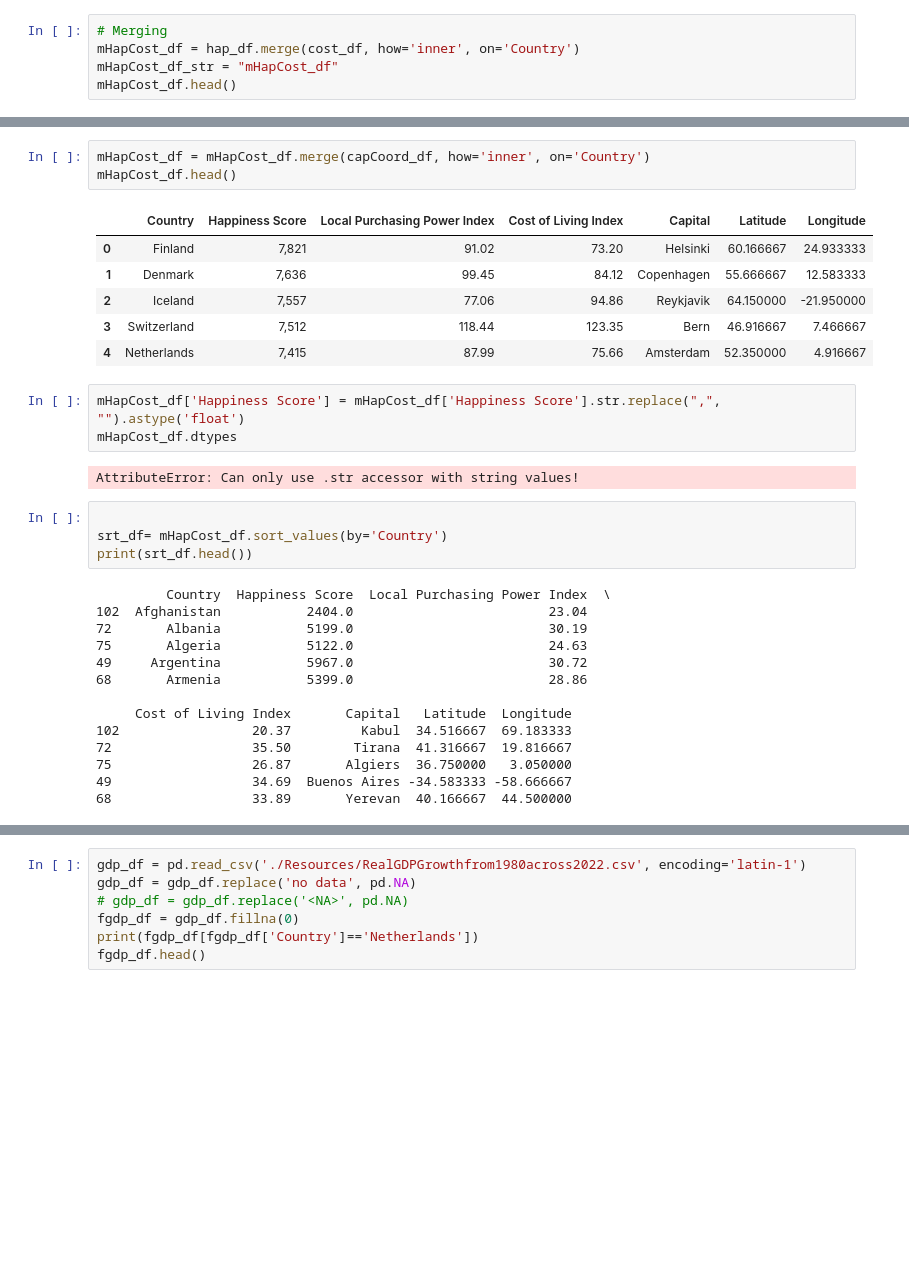
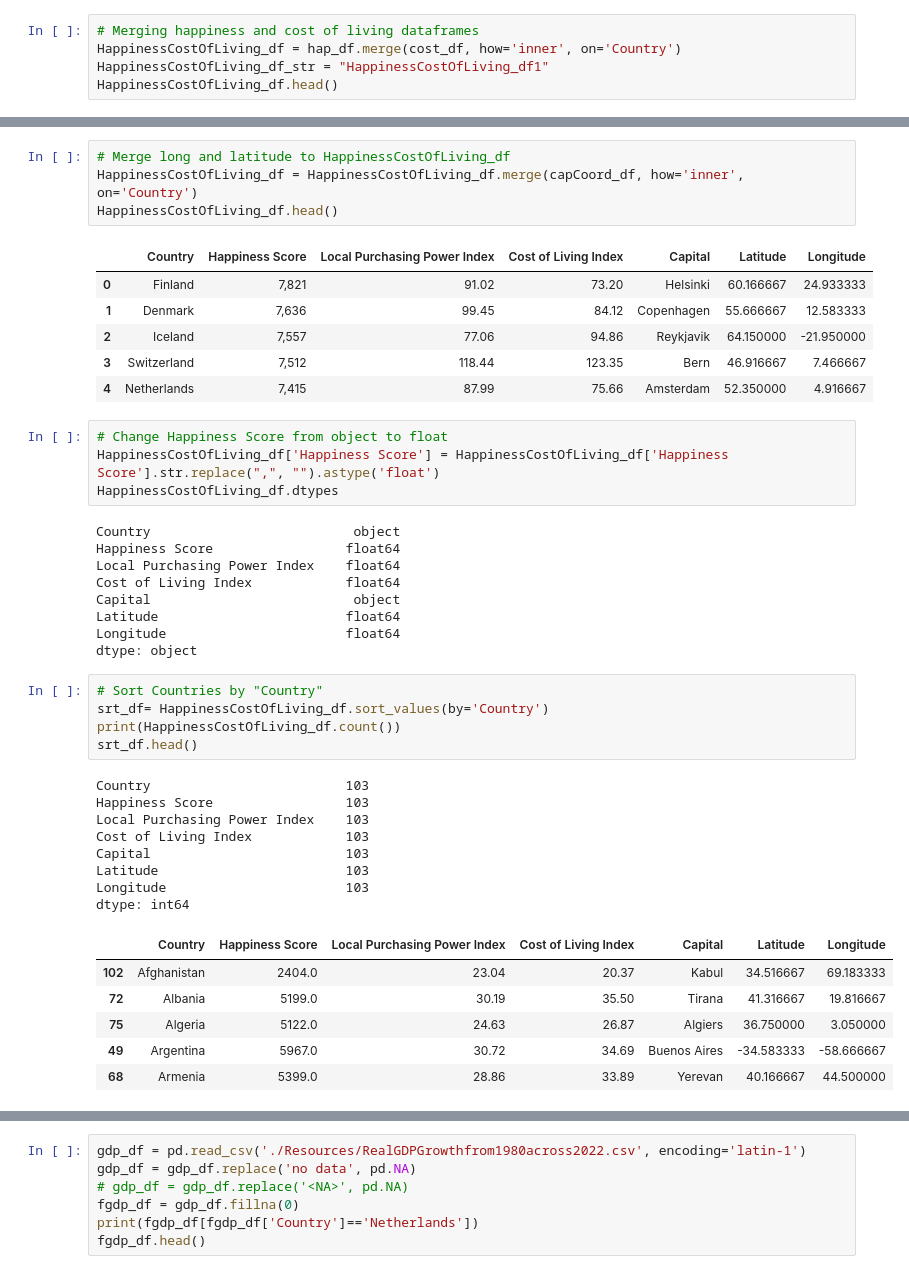
Before and after one commit to cburgyan/project1_happiness, a Jupyter notebook: pro1_happiness.ipynb, the cells around one changed output, grey strips where cells are left out. Cells and saved outputs as stored; diff of their text form; blank space fills up the shorter version.

```diff
--- a/pro1_happiness.ipynb
+++ b/pro1_happiness.ipynb
@@ -44,10 +50,10 @@ cost_df.head()
 | 3 | Argentina | 30.72 | 34.69 |
 | 4 | Armenia | 28.86 | 33.89 |
 # %%
-# Merging
-mHapCost_df = hap_df.merge(cost_df, how='inner', on='Country')
-mHapCost_df_str = "mHapCost_df"
-mHapCost_df.head()
+# Merging happiness and cost of living dataframes
+HappinessCostOfLiving_df = hap_df.merge(cost_df, how='inner', on='Country')
+HappinessCostOfLiving_df_str = "HappinessCostOfLiving_df1"
+HappinessCostOfLiving_df.head()
 # %% [output]
 |  | Country | Happiness Score | Local Purchasing Power Index | Cost of Living Index |
 | 0 | Finland | 7,821 | 91.02 | 73.20 |
@@ -84,8 +92,9 @@ Index(['Country', 'Capital', 'Latitude', 'Longitude'], dtype='object')
 | 3 | Palestine | Jerusalem | 31.766667 | 35.233333 |
 | 4 | Aland Islands | Mariehamn | 60.116667 | 19.900000 |
 # %%
-mHapCost_df = mHapCost_df.merge(capCoord_df, how='inner', on='Country')
-mHapCost_df.head()
+# Merge long and latitude to HappinessCostOfLiving_df
+HappinessCostOfLiving_df = HappinessCostOfLiving_df.merge(capCoord_df, how='inner', on='Country')
+HappinessCostOfLiving_df.head()
 # %% [output]
 |  | Country | Happiness Score | Local Purchasing Power Index | Cost of Living Index | Capital | Latitude | Longitude |
 | 0 | Finland | 7,821 | 91.02 | 73.20 | Helsinki | 60.166667 | 24.933333 |
@@ -94,26 +103,36 @@ mHapCost_df.head()
 | 3 | Switzerland | 7,512 | 118.44 | 123.35 | Bern | 46.916667 | 7.466667 |
 | 4 | Netherlands | 7,415 | 87.99 | 75.66 | Amsterdam | 52.350000 | 4.916667 |
 # %%
-mHapCost_df['Happiness Score'] = mHapCost_df['Happiness Score'].str.replace(",", "").astype('float')
-mHapCost_df.dtypes
+# Change Happiness Score from object to float
+HappinessCostOfLiving_df['Happiness Score'] = HappinessCostOfLiving_df['Happiness Score'].str.replace(",", "").astype('float')
+HappinessCostOfLiving_df.dtypes
 # %% [output]
-AttributeError: Can only use .str accessor with string values!
+Country                          object
+Happiness Score                 float64
+Local Purchasing Power Index    float64
+Cost of Living Index            float64
+Capital                          object
+Latitude                        float64
+Longitude                       float64
+dtype: object
 # %%
-
-srt_df= mHapCost_df.sort_values(by='Country')
-print(srt_df.head())
+# Sort Countries by "Country"
+srt_df= HappinessCostOfLiving_df.sort_values(by='Country')
+print(HappinessCostOfLiving_df.count())
+srt_df.head()
 # %% [output]
-         Country  Happiness Score  Local Purchasing Power Index  \
-102  Afghanistan           2404.0                         23.04
-72       Albania           5199.0                         30.19
-75       Algeria           5122.0                         24.63
-49     Argentina           5967.0                         30.72
-68       Armenia           5399.0                         28.86
-
-     Cost of Living Index       Capital   Latitude  Longitude
-102                 20.37         Kabul  34.516667  69.183333
-72                  35.50        Tirana  41.316667  19.816667
-75                  26.87       Algiers  36.750000   3.050000
-49                  34.69  Buenos Aires -34.583333 -58.666667
-68                  33.89       Yerevan  40.166667  44.500000
+Country                         103
+Happiness Score                 103
+Local Purchasing Power Index    103
+Cost of Living Index            103
+Capital                         103
+Latitude                        103
+Longitude                       103
+dtype: int64
+|  | Country | Happiness Score | Local Purchasing Power Index | Cost of Living Index | Capital | Latitude | Longitude |
+| 102 | Afghanistan | 2404.0 | 23.04 | 20.37 | Kabul | 34.516667 | 69.183333 |
+| 72 | Albania | 5199.0 | 30.19 | 35.50 | Tirana | 41.316667 | 19.816667 |
+| 75 | Algeria | 5122.0 | 24.63 | 26.87 | Algiers | 36.750000 | 3.050000 |
+| 49 | Argentina | 5967.0 | 30.72 | 34.69 | Buenos Aires | -34.583333 | -58.666667 |
+| 68 | Armenia | 5399.0 | 28.86 | 33.89 | Yerevan | 40.166667 | 44.500000 |
 # %%
```
Also changed, not shown: parts of 60 cells of this notebook, 23 other files.
